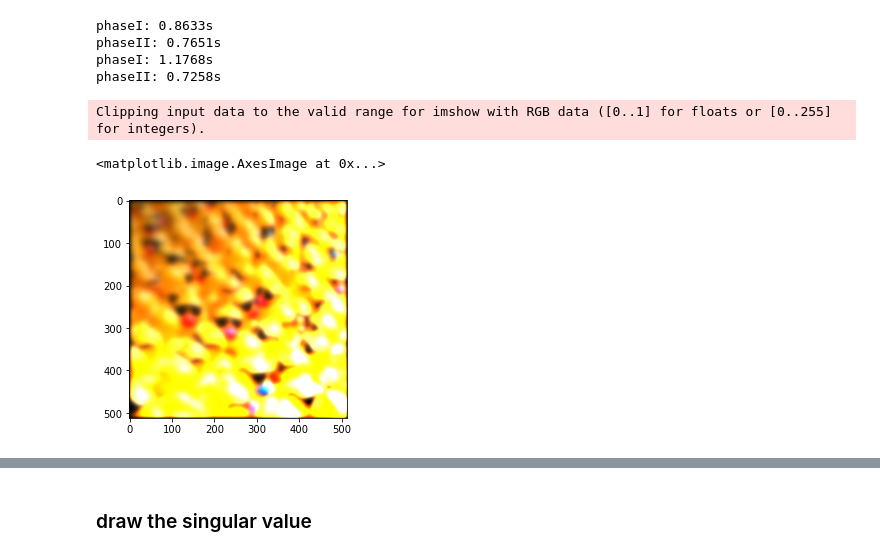
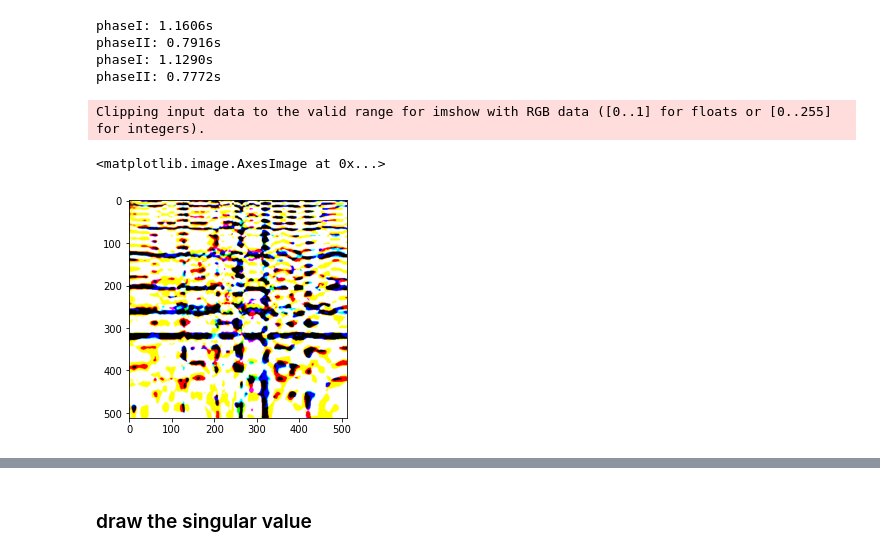
Before and after one commit to Linnore/DDA3005_114514, a Jupyter notebook: problem2.ipynb, the cells around one changed output, grey strips where cells are left out. Saved outputs shown, nothing was run; the diff lists cells and outputs as text; code cells hidden in the pictures.

Commit message:
Bug fixes
The eigensolver for phaseIIB now calculates eigendecomposition for BTB correctly.
Bugs fixed. Numerical stability enhanced.

```diff
--- a/problem2.ipynb
+++ b/problem2.ipynb
@@ -45,13 +42,13 @@ def working_procee(size,name,blur_type,power,trunc,deblur_tpye):
     result_df['time_used_for_svd_r'] = [time_svd[1]]
     return data,blur_kernel,result_df
 # %%
-data,blur_kernel,result_df = working_procee('512','ducks',['tridiagonal','tridiagonal'],[66,66],200,['C','C'])
+data,blur_kernel,result_df = working_procee('512','ducks',['tridiagonal','tridiagonal'],[66,66],150,['B','B'])
 plt.imshow(data[2])
 # %% [output]
-phaseI: 0.8633s
-phaseII: 0.7651s
-phaseI: 1.1768s
-phaseII: 0.7258s
+phaseI: 1.1606s
+phaseII: 0.7916s
+phaseI: 1.1290s
+phaseII: 0.7772s
 Clipping input data to the valid range for imshow with RGB data ([0..1] for floats or [0..255] for integers).
 <matplotlib.image.AxesImage at 0x...>
-[figure, old version]
+[figure, new version]
```
Also changed, not shown: parts of 7 cells of this notebook, 4 other files.
